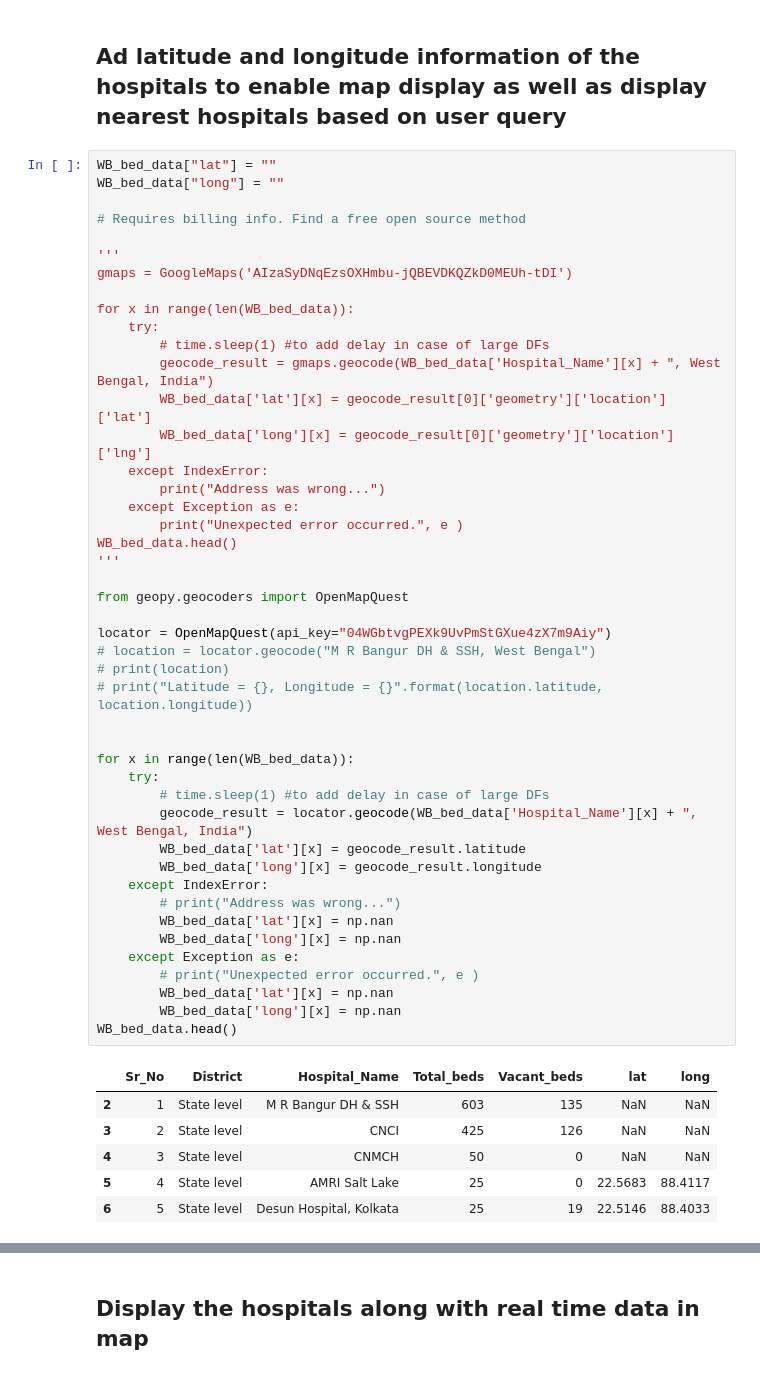
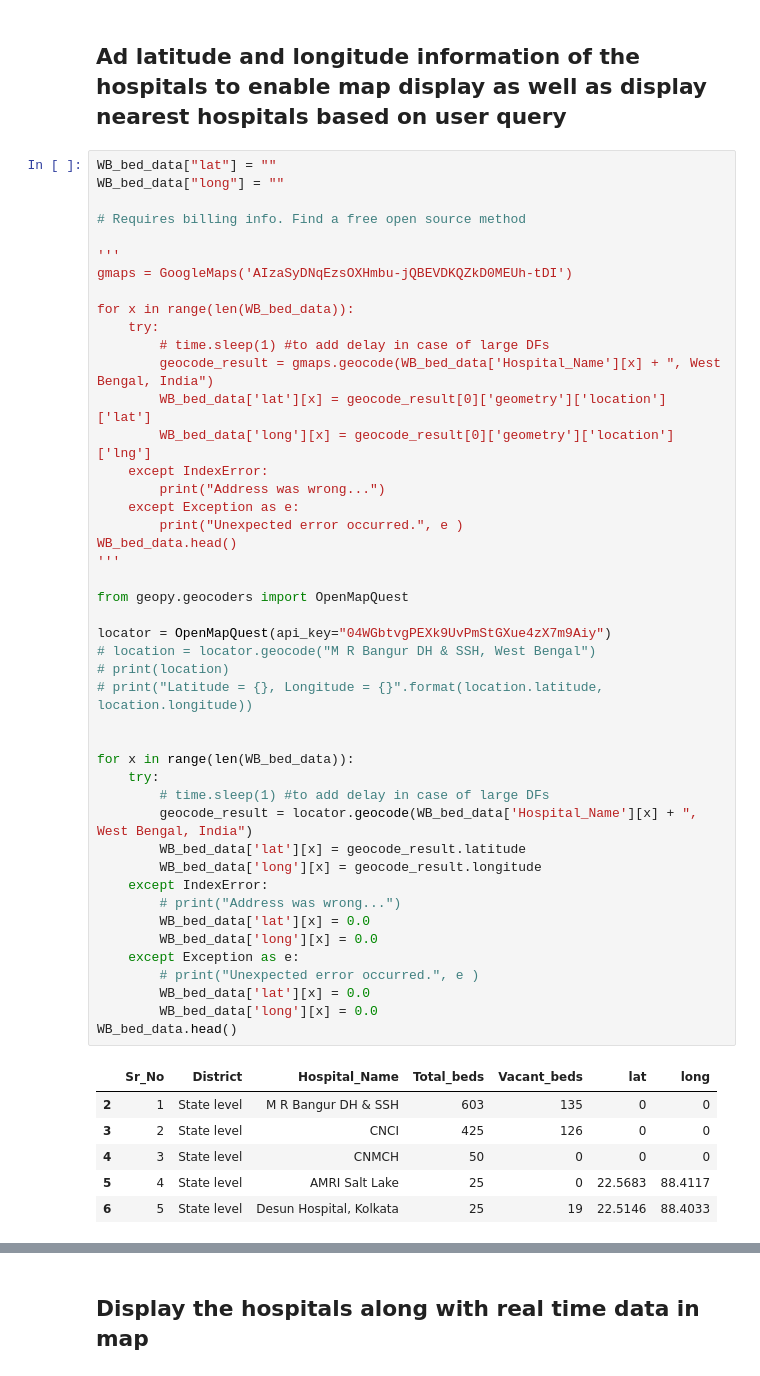
Before and after one commit to hardikroutray/icutracker, a Jupyter notebook: bedtracker.ipynb, the cells around one changed output, grey strips where cells are left out. Drawn from its saved outputs; the diff is of its cells as text.

```diff
--- a/bedtracker.ipynb
+++ b/bedtracker.ipynb
@@ -91,40 +91,40 @@ for x in range(len(WB_bed_data)):
         WB_bed_data['lat'][x] = geocode_result[0]['geometry']['location'] ['lat']
         WB_bed_data['long'][x] = geocode_result[0]['geometry']['location']['lng']
     except IndexError:
         print("Address was wrong...")
     except Exception as e:
         print("Unexpected error occurred.", e )
 WB_bed_data.head()
 '''
 
 from geopy.geocoders import OpenMapQuest
 
 locator = OpenMapQuest(api_key="04WGbtvgPEXk9UvPmStGXue4zX7m9Aiy")
 # location = locator.geocode("M R Bangur DH & SSH, West Bengal")
 # print(location)
 # print("Latitude = {}, Longitude = {}".format(location.latitude, location.longitude))
 
 
 for x in range(len(WB_bed_data)):
     try:
         # time.sleep(1) #to add delay in case of large DFs
         geocode_result = locator.geocode(WB_bed_data['Hospital_Name'][x] + ", West Bengal, India")
         WB_bed_data['lat'][x] = geocode_result.latitude
         WB_bed_data['long'][x] = geocode_result.longitude
     except IndexError:
         # print("Address was wrong...")
-        WB_bed_data['lat'][x] = np.nan
-        WB_bed_data['long'][x] = np.nan
+        WB_bed_data['lat'][x] = 0.0
+        WB_bed_data['long'][x] = 0.0
     except Exception as e:
         # print("Unexpected error occurred.", e )
-        WB_bed_data['lat'][x] = np.nan
-        WB_bed_data['long'][x] = np.nan
+        WB_bed_data['lat'][x] = 0.0
+        WB_bed_data['long'][x] = 0.0
 WB_bed_data.head()
 # %% [output]
 |  | Sr_No | District | Hospital_Name | Total_beds | Vacant_beds | lat | long |
-| 2 | 1 | State level | M R Bangur DH & SSH | 603 | 135 | NaN | NaN |
-| 3 | 2 | State level | CNCI | 425 | 126 | NaN | NaN |
-| 4 | 3 | State level | CNMCH | 50 | 0 | NaN | NaN |
+| 2 | 1 | State level | M R Bangur DH & SSH | 603 | 135 | 0 | 0 |
+| 3 | 2 | State level | CNCI | 425 | 126 | 0 | 0 |
+| 4 | 3 | State level | CNMCH | 50 | 0 | 0 | 0 |
 | 5 | 4 | State level | AMRI Salt Lake | 25 | 0 | 22.5683 | 88.4117 |
 | 6 | 5 | State level | Desun Hospital, Kolkata | 25 | 19 | 22.5146 | 88.4033 |
 # %%
```
Also changed, not shown: parts of 1 cell of this notebook.
